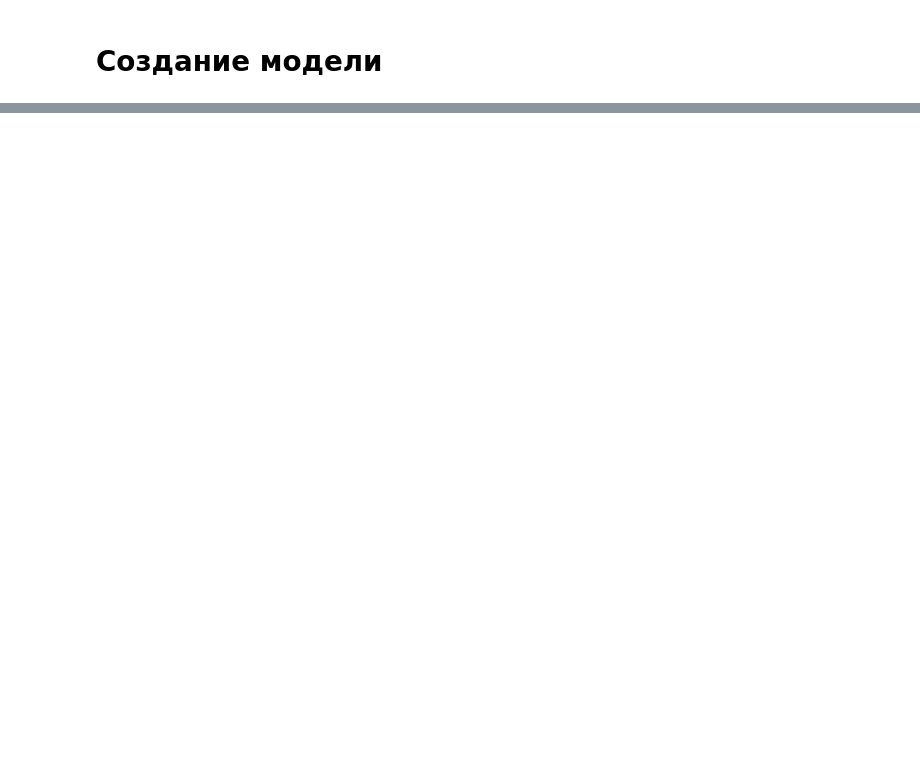
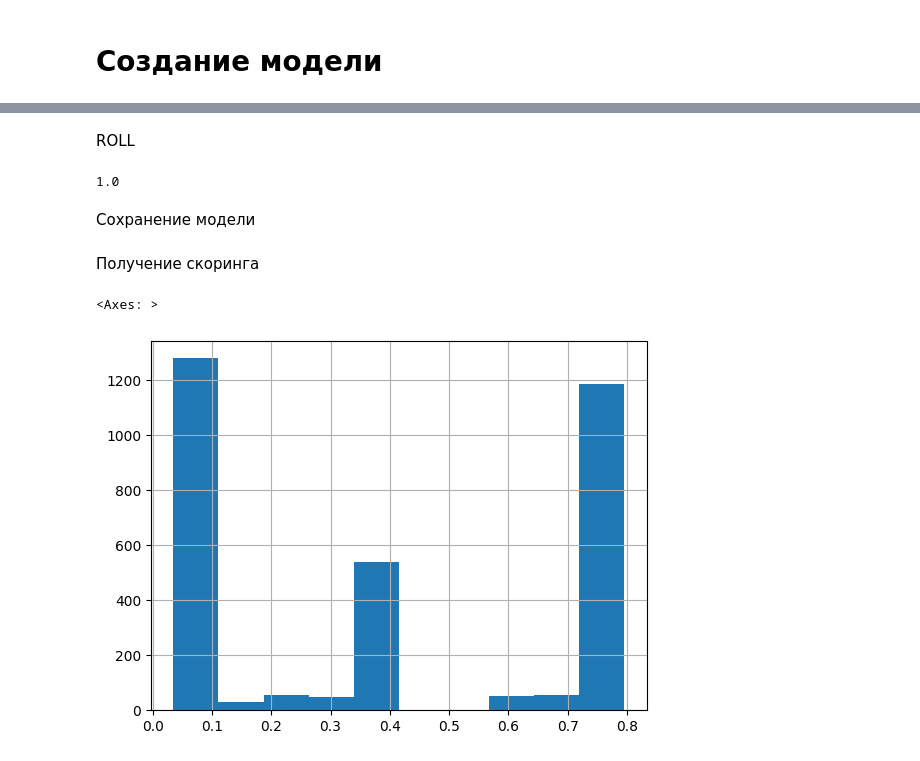
Before and after one commit to rzrka/vineyard, a Jupyter notebook: ml/ml.ipynb, the cells around one changed output, grey strips where cells are left out. Drawn from its saved outputs; the diff is of its cells as text; code cells hidden in the pictures; blank space fills up the shorter version.

```diff
--- a/ml/ml.ipynb
+++ b/ml/ml.ipynb
@@ -71,0 +158,3 @@ print(train_df1)
+# %%
+X_train, X_test, y_train, y_test = train_test_split(X, y, test_size = 0.33, random_state = 42, stratify=y)
+X_train
@@ -71,0 +195,8 @@ print(train_df1)
+# %%
+from sklearn.model_selection import GridSearchCV
+from sklearn.ensemble import RandomForestClassifier
+rfc = RandomForestClassifier()
+params = {'n_estimators': range(10, 300, 10), 'max_depth': range(1, 10)}
+grid_search_cv_rfc = GridSearchCV(rfc, params, cv=5)
+# %%
+grid_search_cv_rfc.fit(X_train, y_train)
@@ -71,0 +207,4 @@ print(train_df1)
+# %%
+best_clf = grid_search_cv_rfc.best_estimator_
+n_estimators_rfc = grid_search_cv_rfc.best_params_['n_estimators']
+grid_search_cv_rfc.best_params_
@@ -71,0 +250,9 @@ print(train_df1)
+# %% [markdown]
+ROLL
+# %%
+from sklearn.metrics import recall_score
+recall_score(y_test, best_clf.predict(X_test))
+# %% [output]
+1.0
+# %% [markdown]
+Сохранение модели
@@ -71,0 +262,8 @@ print(train_df1)
+# %% [markdown]
+Получение скоринга
+# %%
+predicted_prob = best_clf.predict_proba(X_test)
+pd.Series(predicted_prob[:, 1]).hist()
+# %% [output]
+<Axes: >
+[figure, added]
```
Also changed, not shown: parts of 41 cells of this notebook, 49 other files.
